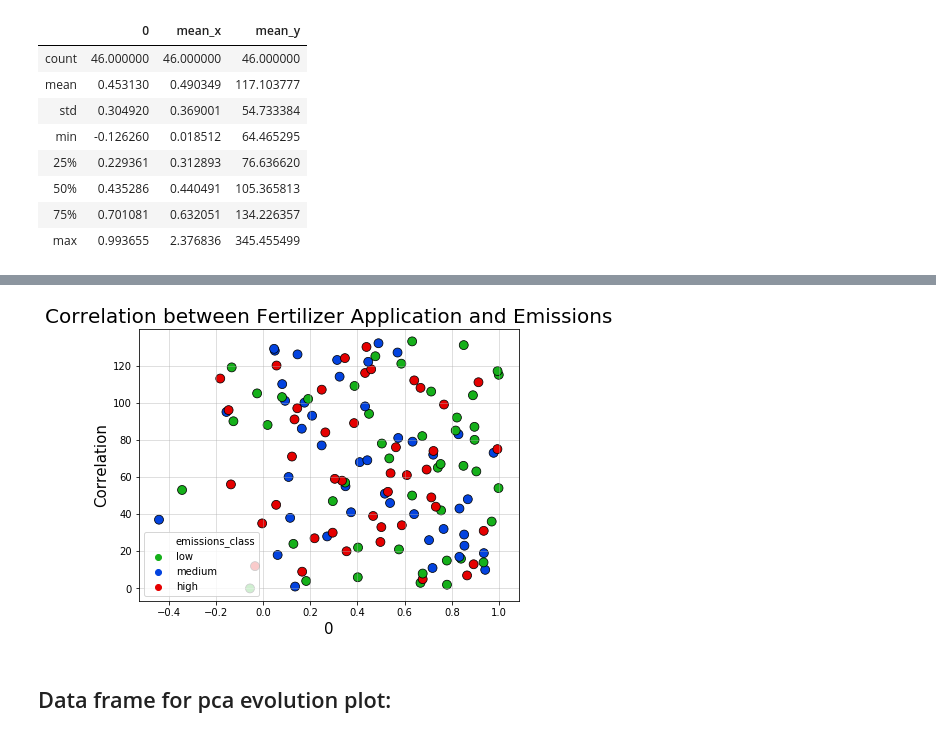
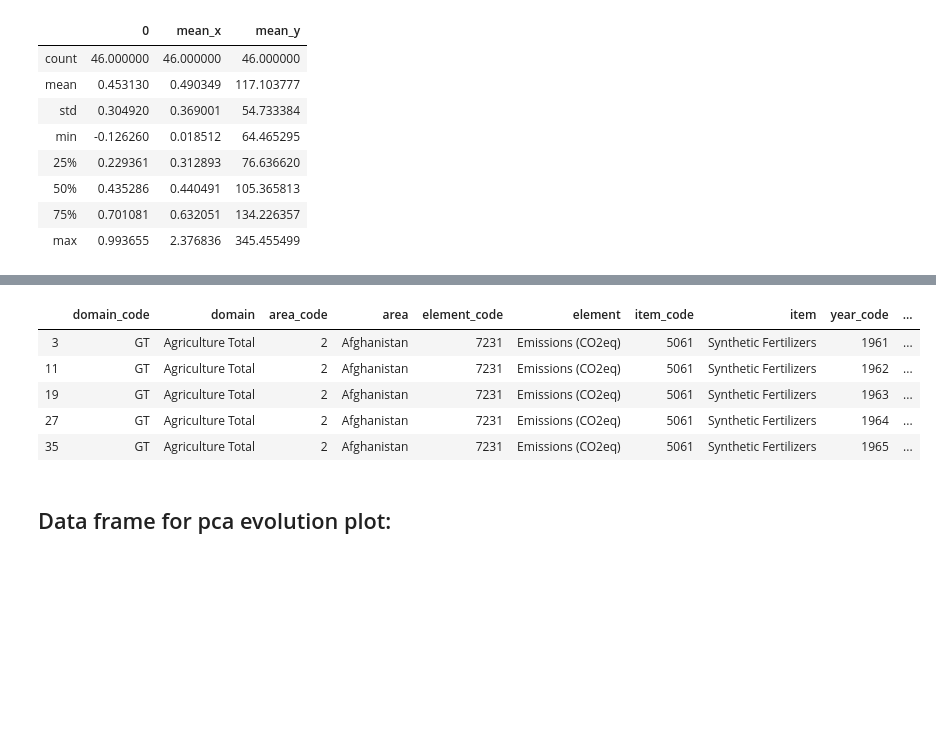
Before and after one commit to amara-slaymaker/ada_project-ada_nakamura, a Jupyter notebook: Emissions_UMAP_PCA.ipynb, the cells around one changed output, grey strips where cells are left out. Cells and saved outputs as stored; diff of their text form; code cells hidden in the pictures; blank space fills up the shorter version.

```diff
--- a/Emissions_UMAP_PCA.ipynb
+++ b/Emissions_UMAP_PCA.ipynb
@@ -946,17 +955,14 @@ ax1 = sns.scatterplot(emiss_ferti_corr_2[0], emiss_ferti_corr_2.index, hue='fert
-# %%
-figure = plt.figure(figsize = (15,5))
-colors = ["green", "blue", "red"]
-
-ax1 = figure.add_subplot(1,2,1)
-ax1.set_xlabel('Area', fontsize = 15)
-ax1.set_ylabel('Correlation', fontsize = 15)
-ax1.set_title('Correlation between Fertilizer Application and Emissions', fontsize = 20)
-ax1.grid(alpha=0.5)
-ax1 = sns.scatterplot(emiss_ferti_corr[0], emiss_ferti_corr.index, hue='emissions_class', palette=sns.xkcd_palette(colors), data=emiss_ferti_corr, s=80,edgecolor="black")
-# %% [output]
-[figure, removed]
 # %%
 emiss_ferti_corr = pd.merge(emissions_ferti_corr, ferti_class, left_on = 'area', right_on = 'area')
 emiss_ferti_corr.head(2)
+# %%
+emissions_fertilizer.head()
+# %% [output]
+|  | domain_code | domain | area_code | area | element_code | element | item_code | item | year_code | ... |
+| 3 | GT | Agriculture Total | 2 | Afghanistan | 7231 | Emissions (CO2eq) | 5061 | Synthetic Fertilizers | 1961 | ... |
+| 11 | GT | Agriculture Total | 2 | Afghanistan | 7231 | Emissions (CO2eq) | 5061 | Synthetic Fertilizers | 1962 | ... |
+| 19 | GT | Agriculture Total | 2 | Afghanistan | 7231 | Emissions (CO2eq) | 5061 | Synthetic Fertilizers | 1963 | ... |
+| 27 | GT | Agriculture Total | 2 | Afghanistan | 7231 | Emissions (CO2eq) | 5061 | Synthetic Fertilizers | 1964 | ... |
+| 35 | GT | Agriculture Total | 2 | Afghanistan | 7231 | Emissions (CO2eq) | 5061 | Synthetic Fertilizers | 1965 | ... |
 # %% [markdown]
 ## Data frame for pca evolution plot:
```
Also changed, not shown: parts of 13 cells of this notebook.
